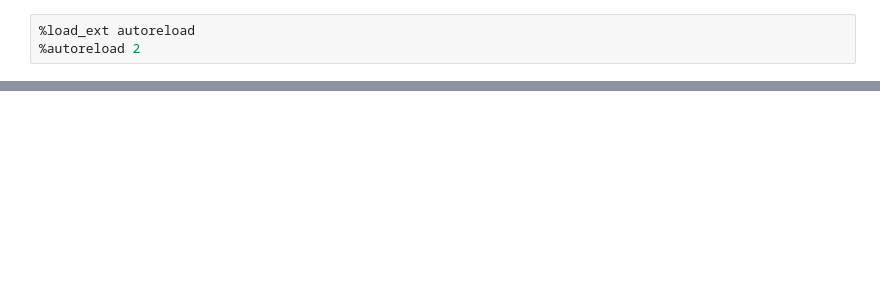
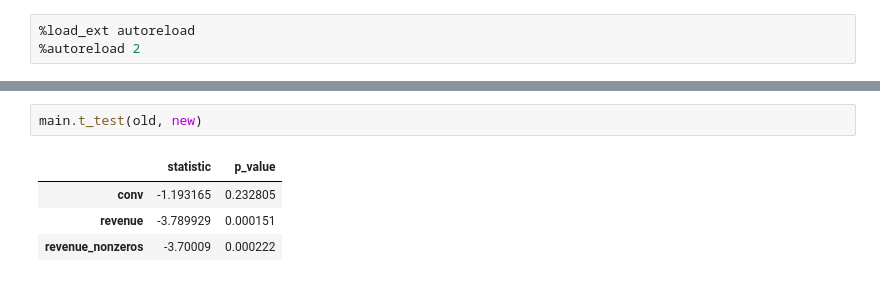
Before and after one commit to artetor/abt, a Jupyter notebook: test.ipynb, the cells around one changed output, grey strips where cells are left out. Drawn from its saved outputs; the diff is of its cells as text; blank space fills up the shorter version.

```diff
--- a/test.ipynb
+++ b/test.ipynb
@@ -73,0 +109,7 @@ display(
+# %%
+main.t_test(old, new)
+# %% [output]
+|  | statistic | p_value |
+| conv | -1.193165 | 0.232805 |
+| revenue | -3.789929 | 0.000151 |
+| revenue_nonzeros | -3.70009 | 0.000222 |
```
Also changed, not shown: parts of 14 cells of this notebook, 2 other files.
